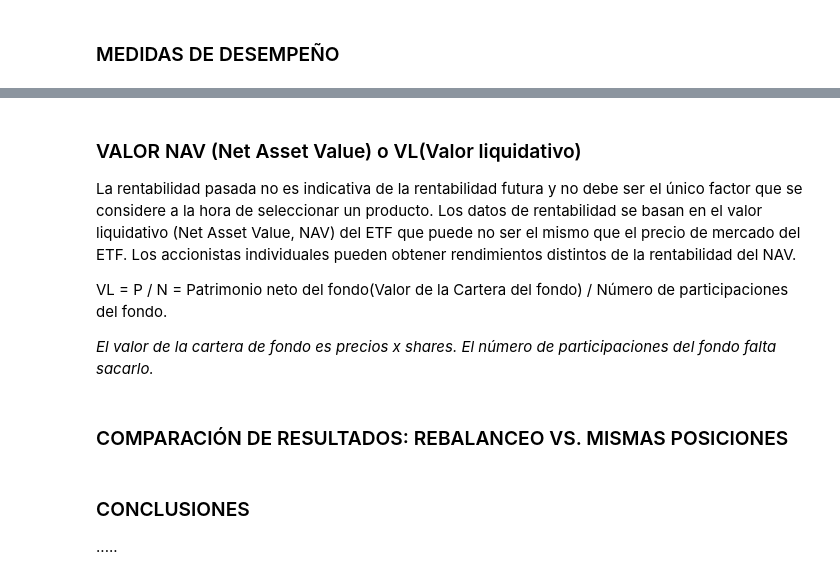
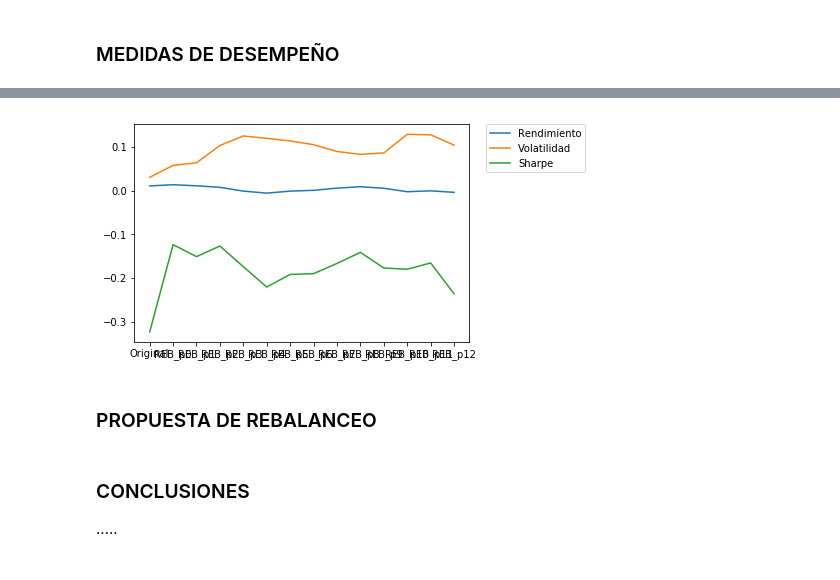
Before and after one commit to Marisolcantarero95/TRADING, a Jupyter notebook: Lab1_EqA/A_myst_Laboratorio1.ipynb, the cells around one changed output, grey strips where cells are left out. Saved outputs shown, nothing was run; the diff lists cells and outputs as text; code cells hidden in the pictures.

```diff
--- a/Lab1_EqA/A_myst_Laboratorio1.ipynb
+++ b/Lab1_EqA/A_myst_Laboratorio1.ipynb
@@ -657,15 +667,8 @@ REB_p12
 # %%
-#Idx = h.columns
-#for i in range(len(Idx)):
-#    plt.plot(h[h.columns[i]], label = Idx[i])
-#plt.legend(bbox_to_anchor=(1.05, 1), loc=2, borderaxespad=0.)
-#plt.show()
+Idx = h.columns
+for i in range(len(Idx)):
+    plt.plot(h[h.columns[i]], label = Idx[i])
+plt.legend(bbox_to_anchor=(1.05, 1), loc=2, borderaxespad=0.)
+plt.show()
+# %% [output]
+[figure, added]
-# %% [markdown]
-### VALOR NAV (Net Asset Value) o VL(Valor liquidativo)
-La rentabilidad pasada no es indicativa de la rentabilidad futura y no debe ser el único factor que se considere a la hora de seleccionar un producto. Los datos de rentabilidad se basan en el valor liquidativo (Net Asset Value, NAV) del ETF que puede no ser el mismo que el precio de mercado del ETF. Los accionistas individuales pueden obtener rendimientos distintos de la rentabilidad del NAV.
-
-
-VL = P / N = Patrimonio neto del fondo(Valor de la Cartera del fondo) / Número de participaciones del fondo.
-
-*El valor de la cartera de fondo es precios x shares.*
-*El número de participaciones del fondo falta sacarlo.*
@@ -683,2 +675,2 @@ plt.show()
 # %% [markdown]
-### COMPARACIÓN DE RESULTADOS: REBALANCEO VS. MISMAS POSICIONES
+### PROPUESTA DE REBALANCEO
```
Also changed, not shown: parts of 17 cells of this notebook.
